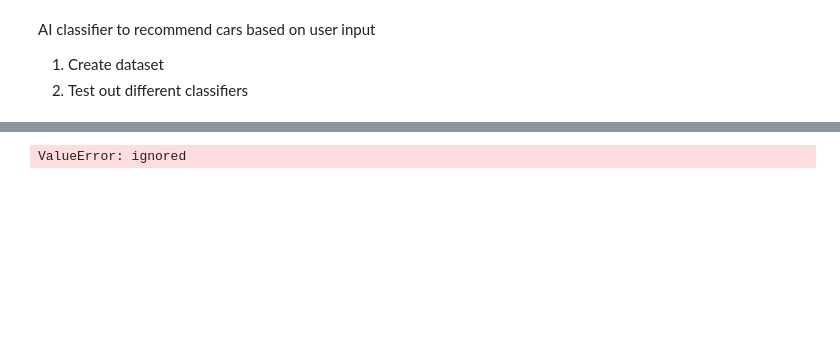
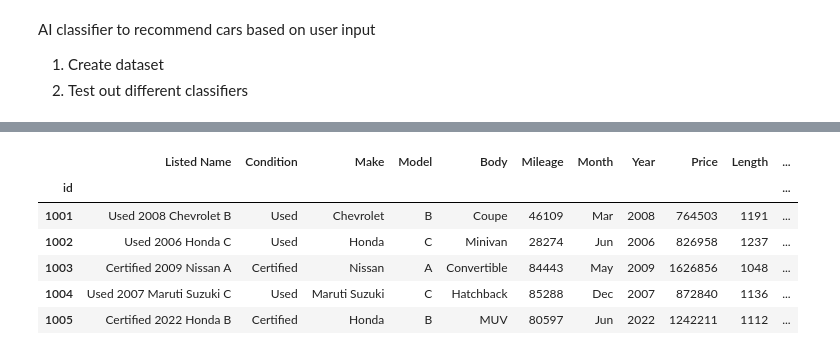
Before and after one commit to zafe312/car_recommender, a Jupyter notebook: car_recommender.ipynb, the cells around one changed output, grey strips where cells are left out. Drawn from its saved outputs; the diff is of its cells as text; code cells hidden in the pictures; blank space fills up the shorter version.

```diff
--- a/car_recommender.ipynb
+++ b/car_recommender.ipynb
@@ -23,6 +18,71 @@ Index: []
-# %%
-df.insert(0,'Make','Hyundai')
-df
-# %% [output]
-ValueError: ignored
+# %%
+id = [1000 + i for i in range(1,500)]
+Condition = ['New', 'Used', 'Certified']
+Make = ['Hyundai', 'Tata', 'Mahindra', 'Nissan', 'Toyota', 'Kia', 'Ford', 'Chevrolet', 'Honda', 'Maruti Suzuki', 'Renault']
+Model = ['A','B','C']
+Body = ['Hatchback', 'SUV', 'CUV', 'MUV', 'Sedan', 'Minivan', 'Convertible', 'Coupe', 'Off-road']
+Month = ['Jan', 'Feb', 'Mar', 'Apr', 'May', 'Jun', 'Jul', 'Aug', 'Sep', 'Oct', 'Nov', 'Dec']
+Year = [2005 + i for i in range(18)]
+price_min = 300000
+price_max = 2200000
+Seats = [5,6,7,8,10]
+Ncap = [0,1,2,3,4,5]
+Fuel = ['Petrol', 'Diesel', 'Electric', 'Hybrid']
+Cylinder = [3,4,5]
+Transmission = ['Automatic', 'Semi-automatic', 'Manual']
+Drive = ['FWD', 'BWD', '4WD']
+Ext_color = ['White', 'Red', 'Black', 'Brown', 'Silver', 'Green', 'Biege']
+Int_color = ['Grey', 'Silver', 'Brown', 'Red']
+# %%
+# Create DataFrame
+df = pd.DataFrame(columns=columns)
+
+# Generate data
+for i in id:
+  condition = random.choice(Condition)
+  make = random.choice(Make)
+  model = random.choice(Model)
+  year = random.choice(Year)
+  listed_name = f'{condition} {year} {make} {model}'
+  body = random.choice(Body)
+  mileage = random.randint(2000,100000)
+  month = random.choice(Month)
+  price = random.randint(price_min,price_max)
+  length = random.randint(1000,1500)
+  width = random.randint(800,1000)
+  height = random.randint(600,1000)
+  gd_clearance = random.randint(100,200)
+  seats = random.choice(Seats)
+  ncap = random.choice(Ncap)
+  fuel = random.choice(Fuel)
+  engine = random.randint(1,10)
+  displacement = random.randint(1000,1500)
+  cylinder = random.choice(Cylinder)
+  transmission = random.choice(Transmission)
+  drive = random.choice(Drive)
+  ext_color = random.choice(Ext_color)
+  int_color = random.choice(Int_color)
+  un_weight = random.randint(1000,2000)
+  gross_weight = un_weight + random.randint(50, 100)
+  location = random.randint(183773,799382)
+  lat = random.uniform(80,127)
+  lon = random.uniform(68,97)
+
+
+  car = [i, listed_name, condition, make, model, body, mileage, month, year, price, length, width, height,
+         gd_clearance, seats, ncap, fuel, engine, displacement, cylinder, transmission, drive, ext_color,
+         int_color, un_weight, gross_weight, location, lat, lon]
+  df = pd.DataFrame(np.insert(df.values, len(df.index), values=car, axis=0))
+
+df.columns = columns
+df = df.set_index('id')
+df.head()
+# %% [output]
+|  | Listed Name | Condition | Make | Model | Body | Mileage | Month | Year | Price | Length | ... |
+| id |  |  |  |  |  |  |  |  |  |  | ... |
+| 1001 | Used 2008 Chevrolet B | Used | Chevrolet | B | Coupe | 46109 | Mar | 2008 | 764503 | 1191 | ... |
+| 1002 | Used 2006 Honda C | Used | Honda | C | Minivan | 28274 | Jun | 2006 | 826958 | 1237 | ... |
+| 1003 | Certified 2009 Nissan A | Certified | Nissan | A | Convertible | 84443 | May | 2009 | 1626856 | 1048 | ... |
+| 1004 | Used 2007 Maruti Suzuki C | Used | Maruti Suzuki | C | Hatchback | 85288 | Dec | 2007 | 872840 | 1136 | ... |
+| 1005 | Certified 2022 Honda B | Certified | Honda | B | MUV | 80597 | Jun | 2022 | 1242211 | 1112 | ... |
 # %%
```
Also changed, not shown: parts of 4 cells of this notebook.
